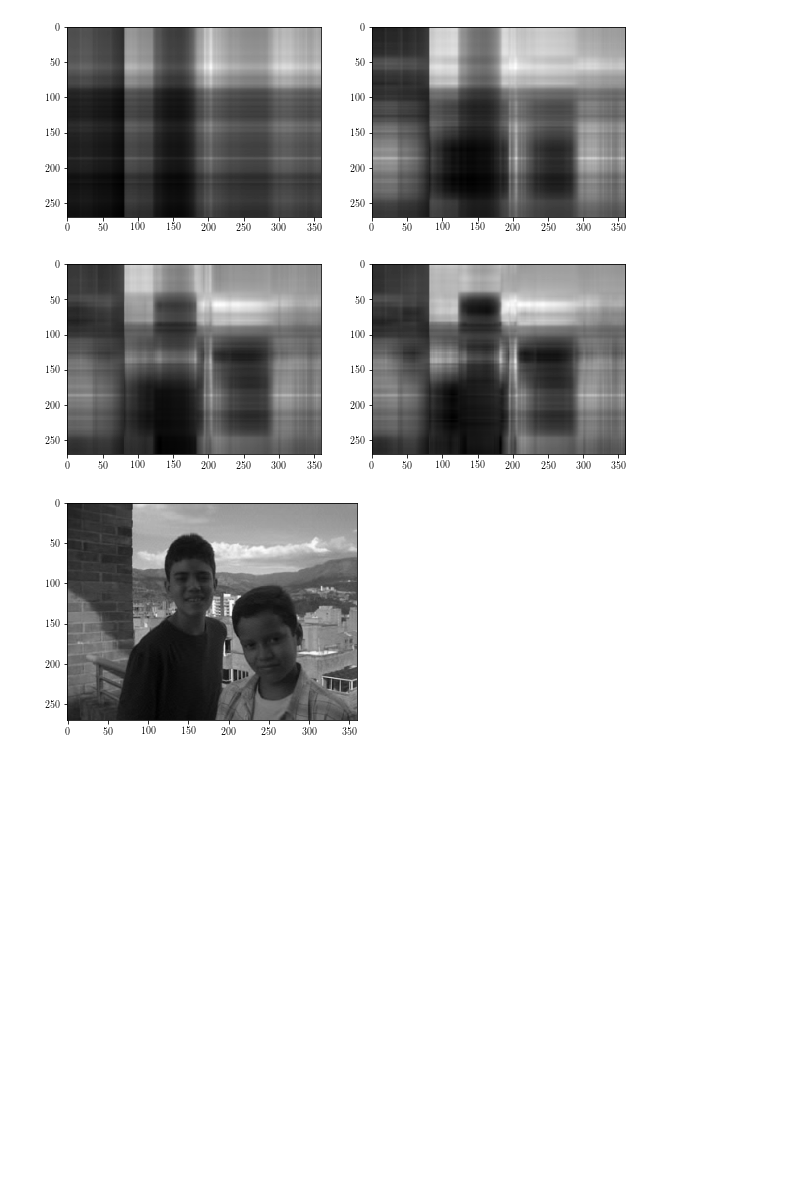
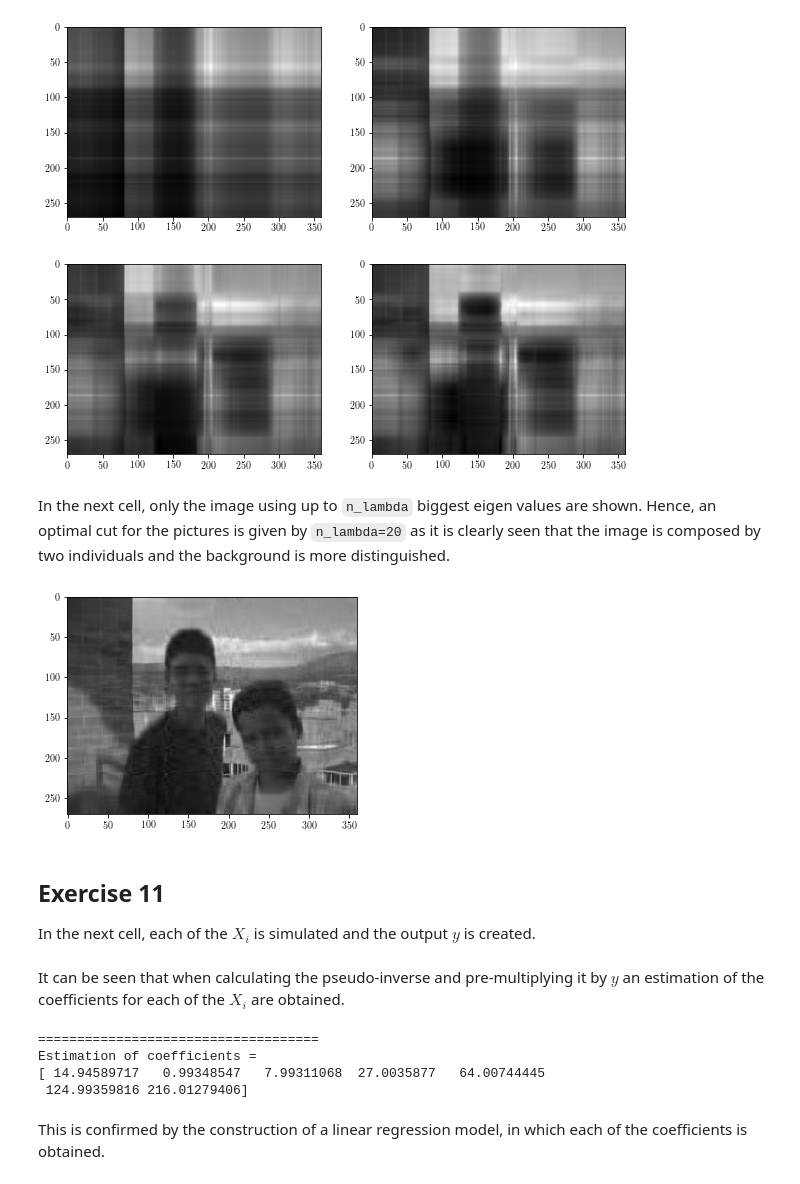
Before and after one commit to Daples/mathematical-engineering, a Jupyter notebook: 202/workshop-2/workshop-2.ipynb, the cells around one changed output. Cells and saved outputs as stored; diff of their text form; code cells hidden in the pictures; blank space fills up the shorter version.

```diff
--- a/202/workshop-2/workshop-2.ipynb
+++ b/202/workshop-2/workshop-2.ipynb
@@ -172,9 +257,15 @@ for elem in elems:
 plt.show()
 # %% [output]
 [figure]
+# %% [markdown]
+In the next cell, only the image using up to `n_lambda` biggest eigen values are shown. Hence, an optimal cut for the pictures is given by `n_lambda=20` as it is clearly seen that the image is composed by two individuals and the background is more distinguished.
 # %%
-image = exercise_7(u, s, vh, 100, r_all=False)
+n_lambda = 20
+image = exercise_7(u, s, vh, n_lambda, r_all=False)
 plt.imshow(image, cmap='gray')
 plt.show()
 # %% [output]
-[figure, old version]
+[figure, new version]
+# %% [markdown]
+## Exercise 11
+In the next cell, each of the $X_i$ is simulated and the output $y$ is created.
@@ -180,0 +283,18 @@ plt.show()
+# %% [markdown]
+It can be seen that when calculating the pseudo-inverse and pre-multiplying it by $y$ an estimation of the coefficients for each of the $X_i$ are obtained.
+# %%
+# Pseudo inverse
+A = np.array([np.ones(1000)] + xs)
+invA = np.linalg.pinv(A)
+
+# Printing results
+results = {"Estimation of coefficients =\n": y @ invA}
+print(header)
+print_results(results)
+# %% [output]
+====================================
+Estimation of coefficients =
+[ 14.94589717   0.99348547   7.99311068  27.0035877   64.00744445
+ 124.99359816 216.01279406]
+# %% [markdown]
+This is confirmed by the construction of a linear regression model, in which each of the coefficients is obtained.
```
Also changed, not shown: parts of 54 cells of this notebook, 1 other file.
